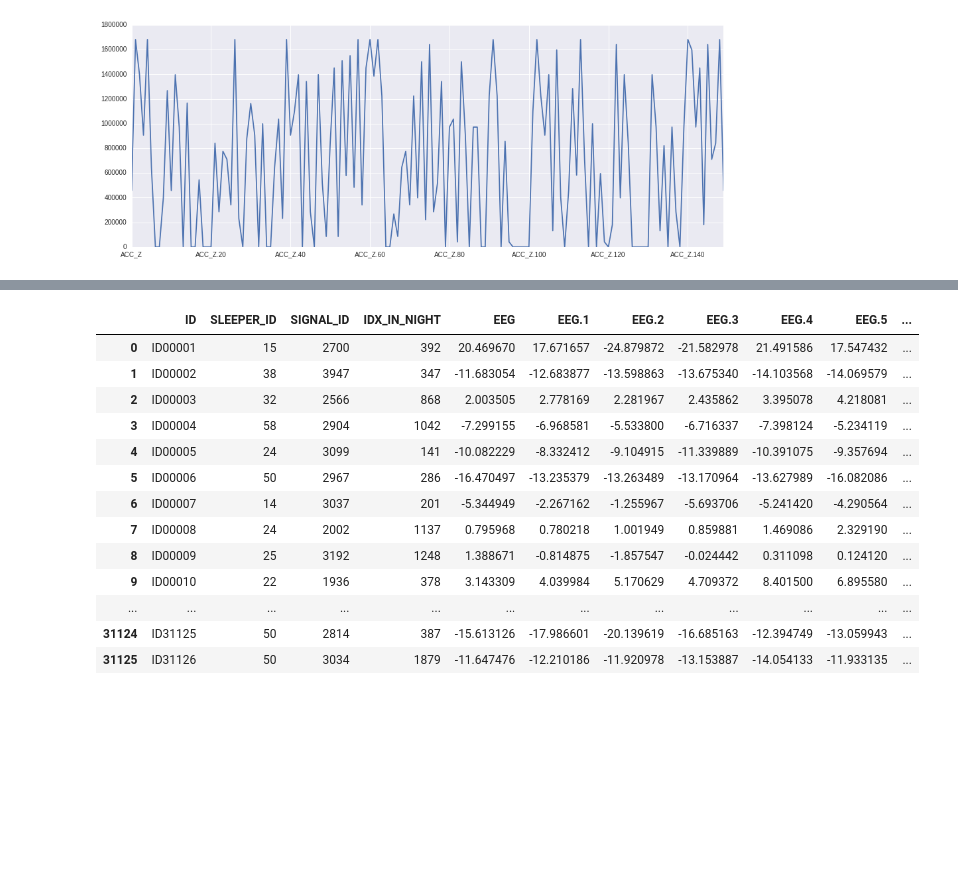
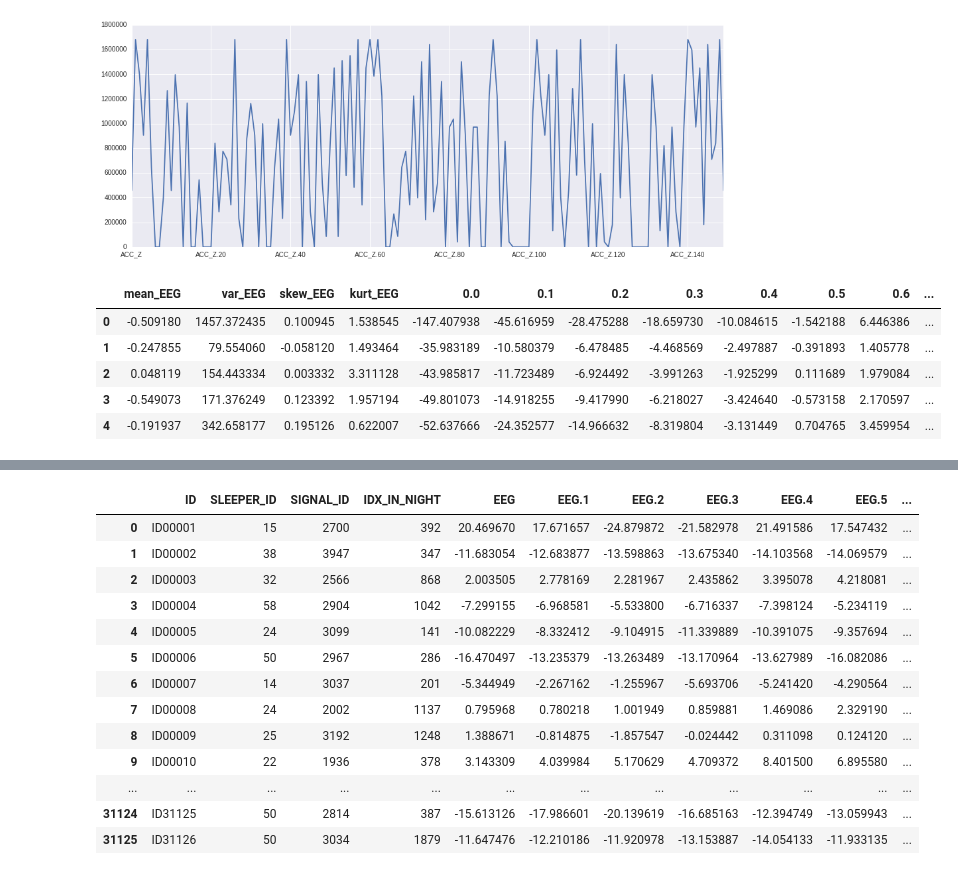
Before and after one commit to sofcalca/sleep, a Jupyter notebook: Exploratory_file.ipynb, the cells around one changed output, grey strips where cells are left out. Saved outputs shown, nothing was run; the diff lists cells and outputs as text; code cells hidden in the pictures; blank space fills up the shorter version.

```diff
--- a/Exploratory_file.ipynb
+++ b/Exploratory_file.ipynb
@@ -138,3 +88,7 @@ train.loc[0,train.columns.map(lambda x: x[:5]) == "ACC_Z"].plot(figsize=(16,6))
 # %% [output]
 <matplotlib.axes._subplots.AxesSubplot at 0x...>
 [figure]
+# %%
+EEG = train.loc[:,train.columns.map(lambda x: x[:3]) == "EEG"]
+# %%
+new_feat = pd.concat([EEG.mean(axis=1), EEG.var(axis=1), EEG.skew(axis=1), EEG.kurtosis(axis=1)], axis=1)
@@ -140,0 +97,12 @@ train.loc[0,train.columns.map(lambda x: x[:5]) == "ACC_Z"].plot(figsize=(16,6))
+# %%
+new_feat=pd.concat([new_feat,EEG.quantile(np.linspace(0,1,11), axis=1).T], axis=1)
+#new_feat.columns =["mean_EEG", "var_EEG", "skew_EEG", "kurt_EEG", ""]
+# %%
+new_feat.head()
+# %% [output]
+|  | mean_EEG | var_EEG | skew_EEG | kurt_EEG | 0.0 | 0.1 | 0.2 | 0.3 | 0.4 | 0.5 | 0.6 | ... |
+| 0 | -0.509180 | 1457.372435 | 0.100945 | 1.538545 | -147.407938 | -45.616959 | -28.475288 | -18.659730 | -10.084615 | -1.542188 | 6.446386 | ... |
+| 1 | -0.247855 | 79.554060 | -0.058120 | 1.493464 | -35.983189 | -10.580379 | -6.478485 | -4.468569 | -2.497887 | -0.391893 | 1.405778 | ... |
+| 2 | 0.048119 | 154.443334 | 0.003332 | 3.311128 | -43.985817 | -11.723489 | -6.924492 | -3.991263 | -1.925299 | 0.111689 | 1.979084 | ... |
+| 3 | -0.549073 | 171.376249 | 0.123392 | 1.957194 | -49.801073 | -14.918255 | -9.417990 | -6.218027 | -3.424640 | -0.573158 | 2.170597 | ... |
+| 4 | -0.191937 | 342.658177 | 0.195126 | 0.622007 | -52.637666 | -24.352577 | -14.966632 | -8.319804 | -3.131449 | 0.704765 | 3.459954 | ... |
```
Also changed, not shown: parts of 22 cells of this notebook.
